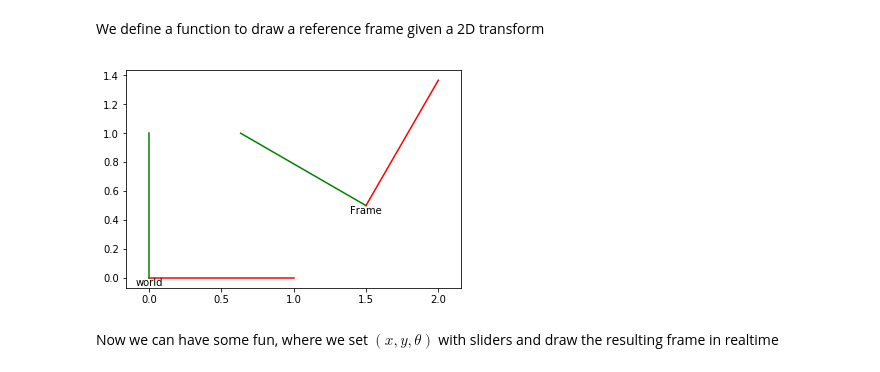
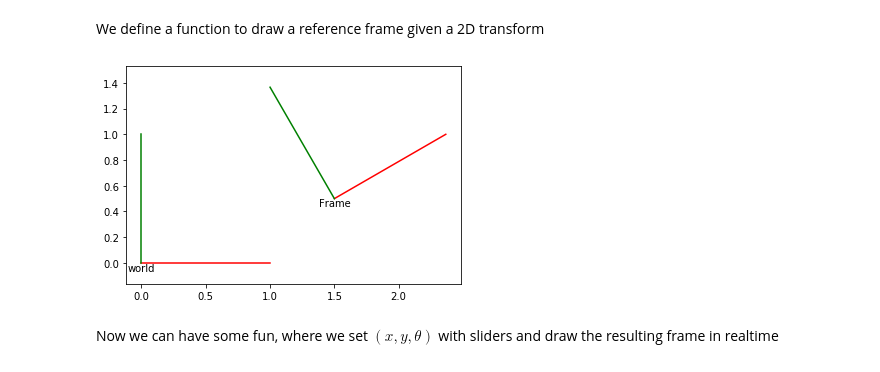
Before and after one commit to alessandro-giusti/teaching-notebooks, a Jupyter notebook: robotics/01 transforms2d.ipynb, the cells around one changed output. Drawn from its saved outputs; the diff is of its cells as text; code cells hidden in the pictures.

```diff
--- a/robotics/01 transforms2d.ipynb
+++ b/robotics/01 transforms2d.ipynb
@@ -92,21 +129,21 @@ We define a function to draw a reference frame given a 2D transform
 # %%
 def drawf(f, ax = None, name = None):
     """ Draw frame defined by f on axis ax (if provided) or on a new axis otherwise """
     xhat = f @ np.array([[0,0,1],[1,0,1]]).T
     yhat = f @ np.array([[0,0,1],[0,1,1]]).T
     if(not ax):
         ax = plt.gca()
     ax.plot(xhat[0,:],xhat[1,:],'r-') # transformed x unit vector
     ax.plot(yhat[0,:],yhat[1,:],'g-') # transformed y unit vector
     if(name):
         ax.text(xhat[0,0],xhat[1,0],name,va="top",ha="center")
 
 fig,ax = plt.subplots()
 plt.axis("equal")
 drawf(np.eye(3),ax,"world")
-drawf(mktr(1.5,0.5) @ mkrot(np.pi/3),ax,"Frame")
+drawf(mktr(1.5,0.5) @ mkrot(np.pi/6),ax,"Frame")
 # %% [output]
-[figure, old version]
+[figure, new version]
 # %% [markdown]
 Now we can have some fun, where we set $(x,y,\theta)$ with sliders and draw the resulting frame in realtime
 # %%
```
Also changed, not shown: parts of 26 cells of this notebook, 1 other file.
